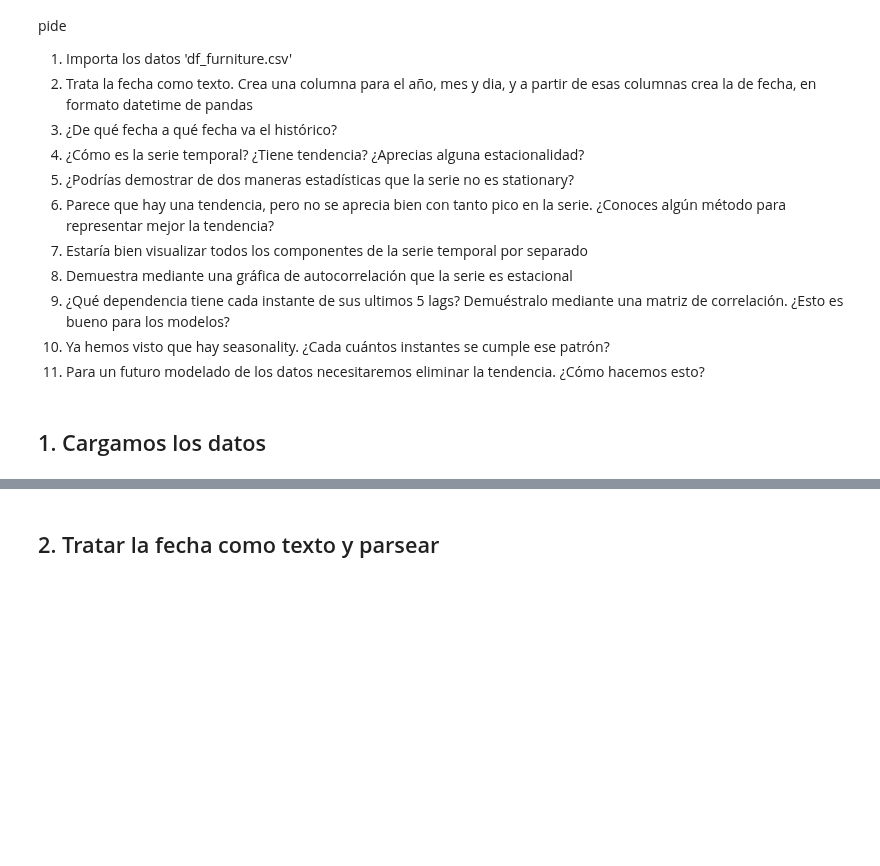
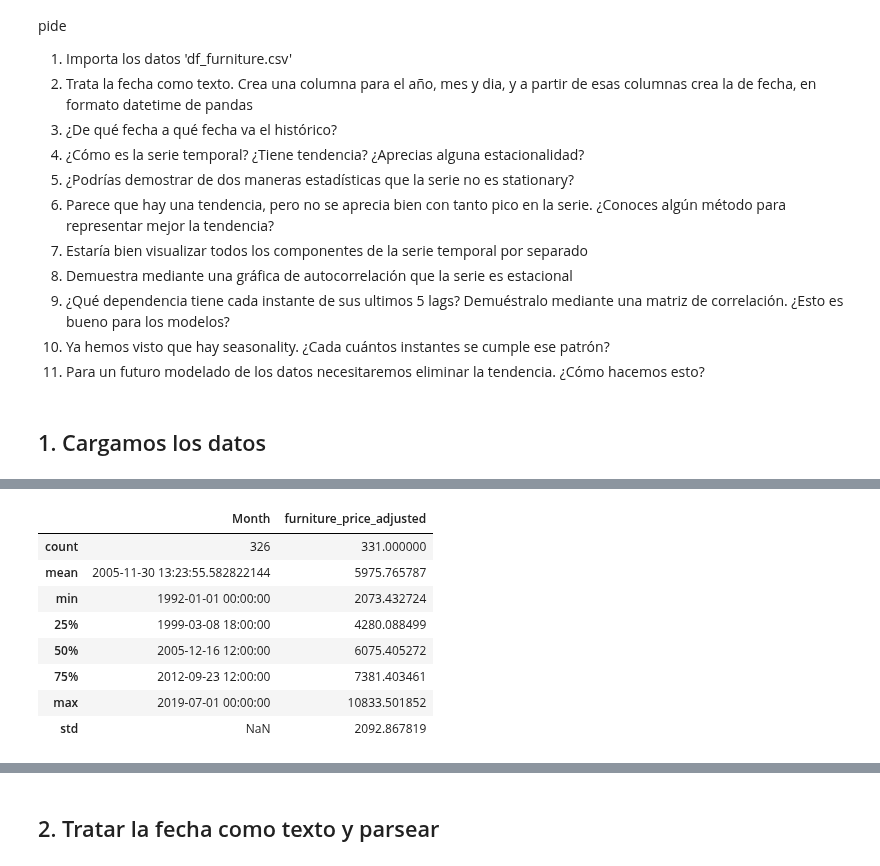
Before and after one commit to MikelTelo/dsft2409_mikeltelo, a Jupyter notebook: 2409_dsft_thebridge_core/3-Machine_Learning/1-Supervisado/5-TimeSeries/ejercicios/1_ejercicio_time_series_analysis.ipynb, the cells around one changed output, grey strips where cells are left out. Cells and saved outputs as stored; diff of their text form; code cells hidden in the pictures; blank space fills up the shorter version.

```diff
--- a/2409_dsft_thebridge_core/3-Machine_Learning/1-Supervisado/5-TimeSeries/ejercicios/1_ejercicio_time_series_analysis.ipynb
+++ b/2409_dsft_thebridge_core/3-Machine_Learning/1-Supervisado/5-TimeSeries/ejercicios/1_ejercicio_time_series_analysis.ipynb
@@ -16,0 +51,12 @@ Para este ejercicio vas a trabajar con el histórico de valores en bolsa de una
+# %%
+df.describe()
+# %% [output]
+|  | Month | furniture_price_adjusted |
+| count | 326 | 331.000000 |
+| mean | 2005-11-30 13:23:55.582822144 | 5975.765787 |
+| min | 1992-01-01 00:00:00 | 2073.432724 |
+| 25% | 1999-03-08 18:00:00 | 4280.088499 |
+| 50% | 2005-12-16 12:00:00 | 6075.405272 |
+| 75% | 2012-09-23 12:00:00 | 7381.403461 |
+| max | 2019-07-01 00:00:00 | 10833.501852 |
+| std | NaN | 2092.867819 |
```
Also changed, not shown: parts of 10 cells of this notebook.
